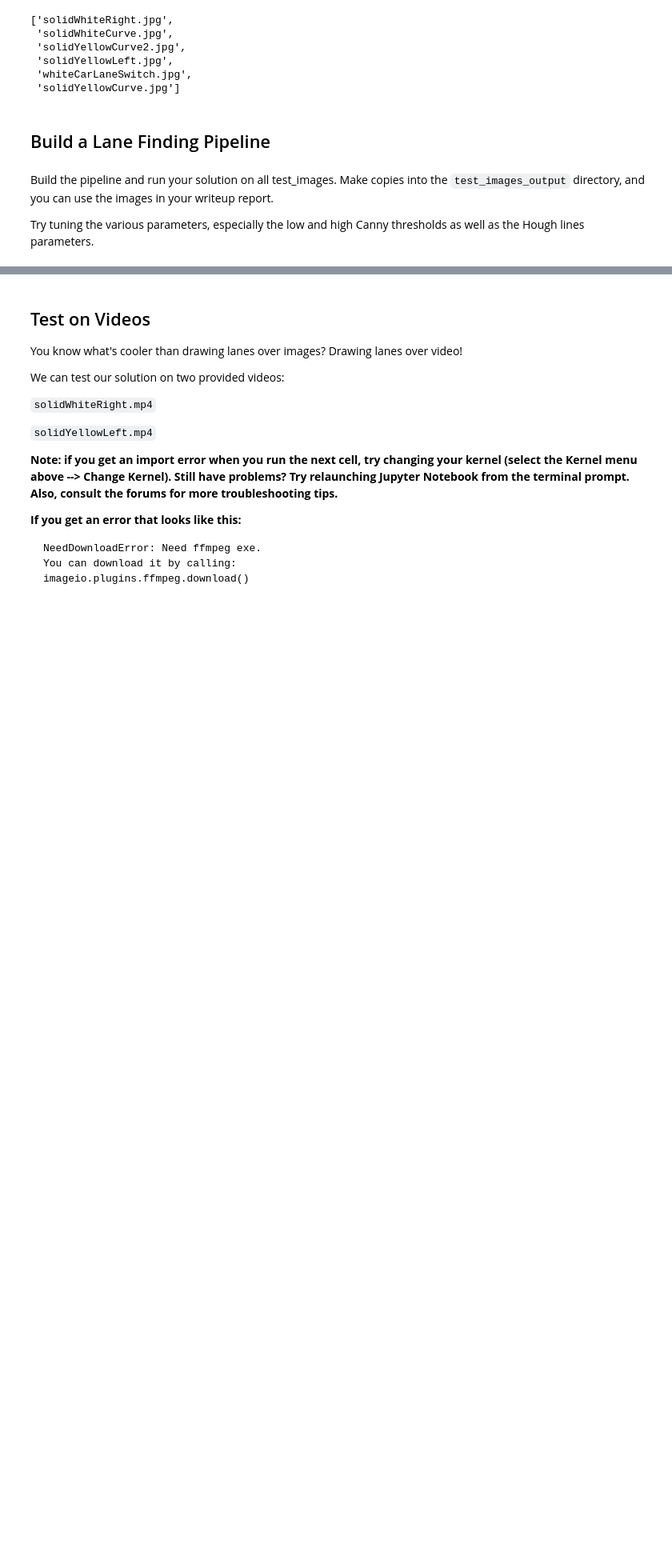
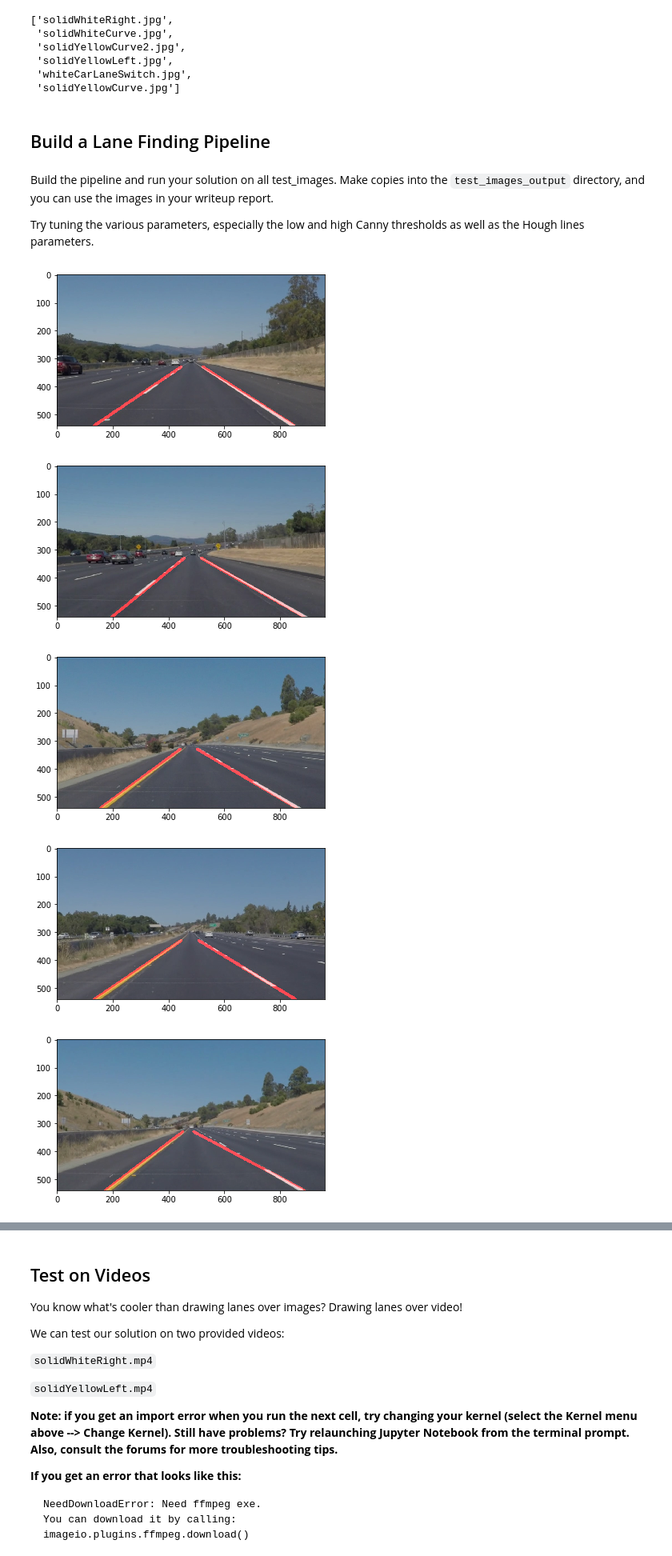
Before and after one commit to yoon-gu/CarND-LaneLines-P1, a Jupyter notebook: P1.ipynb, the cells around one changed output, grey strips where cells are left out. Shown at 80% size. Cells and saved outputs as stored; diff of their text form; code cells hidden in the pictures; blank space fills up the shorter version.

```diff
--- a/P1.ipynb
+++ b/P1.ipynb
@@ -196,39 +226,42 @@ Try tuning the various parameters, especially the low and high Canny thresholds
 # %%
 # TODO: Build your pipeline that will draw lane lines on the test_images
 # then save them to the test_images_output directory.
 
 def pipeline(image):
-    # Step 1. Convert RBG to GrayScale
+    # Convert RBG to GrayScale
     gray_img = grayscale(image)
-    # plt.imshow(gray_img, cmap='gray')
-    # plt.title('GrayScaling')
-    # plt.show()
 
-    # Step 2. Gaussian Blur
-    kernel_size = 11
+    # Gaussian Blur
+    kernel_size = 25
     img = gaussian_blur(gray_img, kernel_size)
-    # plt.imshow(img, cmap='gray')
-    # plt.title('Gaussian Bluring')
-    # plt.show()
 
-    # Step 3. Canny Transform
-    low_threshold, high_threshold = 50, 250
+    # Canny Transform
+    low_threshold, high_threshold = 60, 100
     img = canny(img, low_threshold, high_threshold)
-#     plt.imshow(img, cmap='gray')
-#     plt.title('Canny')
-#     plt.show()
 
-    # Step 4. Hough Transform
+    height, width = gray_img.shape
+    vertices = np.array([[0, height], [width/2, height/2], [width, height]], np.int32)
+    roi_img = region_of_interest(img, [vertices])
+
+    # Hough Transform
     rho, theta = 1, np.pi/180
-    threshold = 20
-    min_line_len, max_line_gap = 5,  30
-    img = hough_lines(img, rho, theta, threshold, min_line_len, max_line_gap)
-#     plt.imshow(img, cmap='gray')
-#     plt.title('Hough Transofrm')
-#     plt.show()
+    threshold = 10
+    min_line_len, max_line_gap = 30,  1
+    img = hough_lines(roi_img, rho, theta, threshold, min_line_len, max_line_gap)
 
+    # Weighted Image
     w_img = weighted_img(img, image, α=0.8, β=1., γ=0.)
-#     plt.imshow(w_img)
-#     plt.title('Image + Hough Transofrm')
-#     plt.show()
+
     return w_img
+
+for image_path in os.listdir("test_images/"):
+    image = mpimg.imread('test_images/{}'.format(image_path))
+    out_image = pipeline(image)
+    plt.imshow(out_image)
+    plt.show()
+# %% [output]
+[figure, added]
+[figure, added]
+[figure, added]
+[figure, added]
+[figure, added]
```
Also changed, not shown: parts of 6 cells of this notebook, 3 other files.
